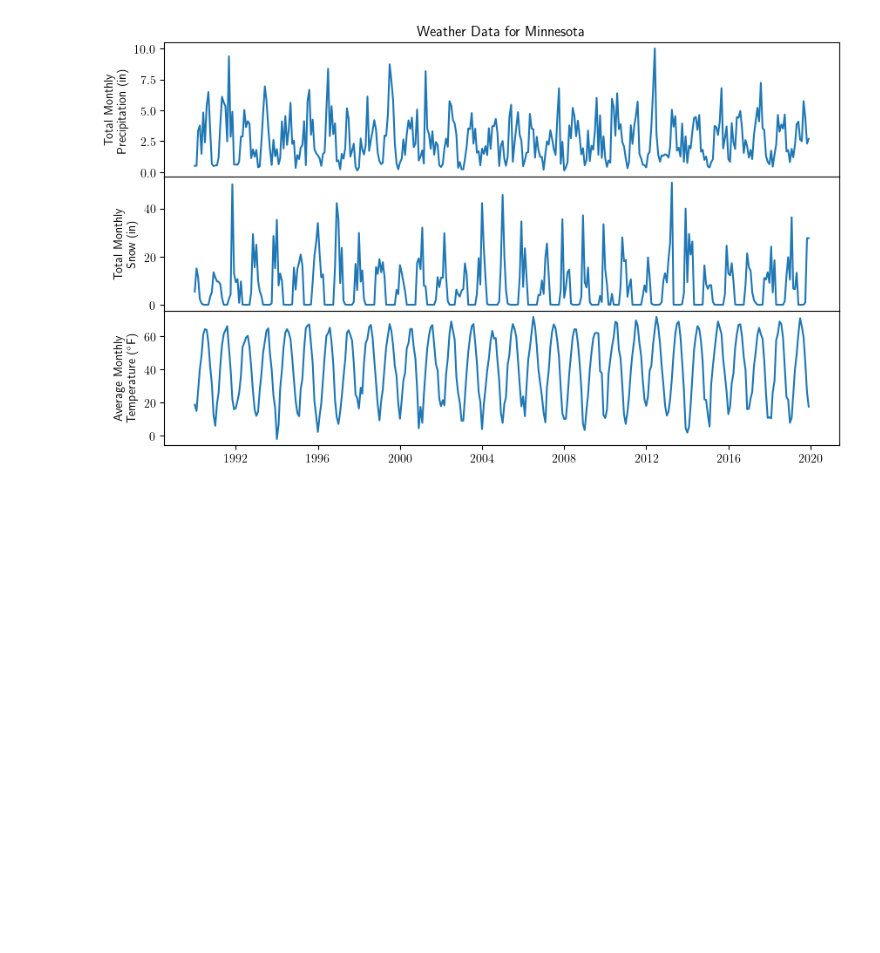
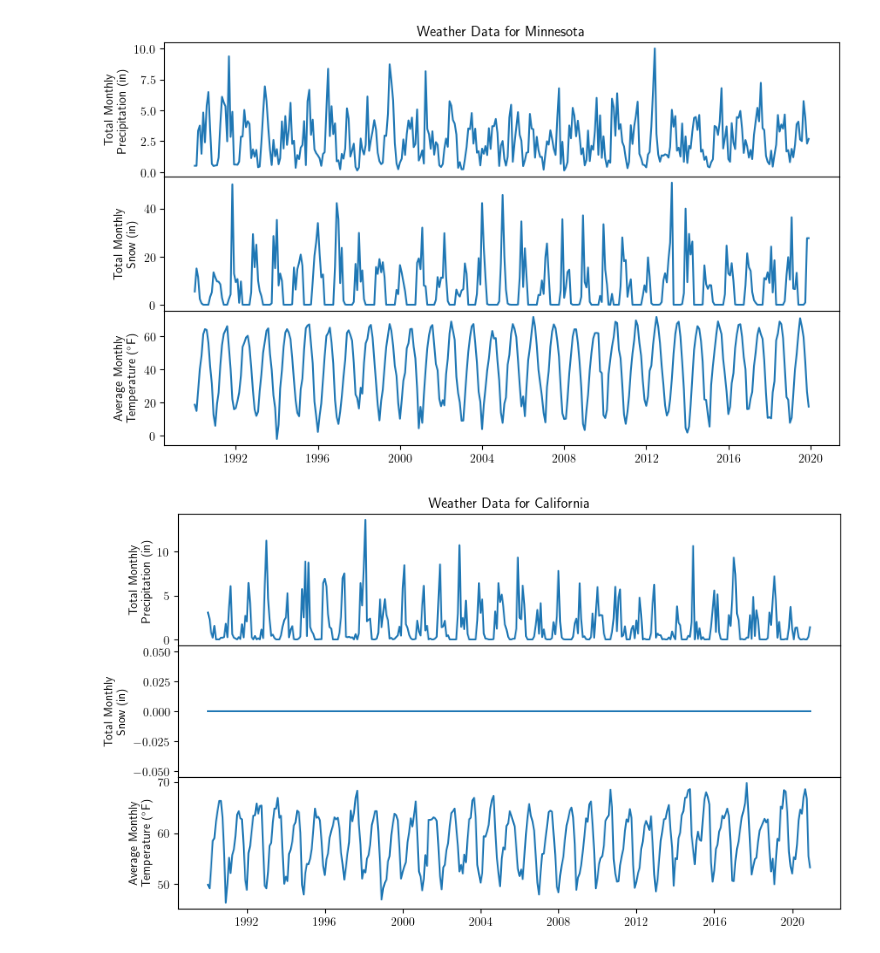
Before and after one commit to jableable/regulators, a Jupyter notebook: Dataset_Generation/Josh/clean_weather.ipynb, the cells around one changed output. Cells and saved outputs as stored; diff of their text form; code cells hidden in the pictures; blank space fills up the shorter version.

Commit message:
Added a few more plots

```diff
--- a/Dataset_Generation/Josh/clean_weather.ipynb
+++ b/Dataset_Generation/Josh/clean_weather.ipynb
@@ -355,3 +355,7 @@ As suspected from earlier analysis, we're missing huge chunks of Alaska snow her
 check_state("MN")
 # %% [output]
 [figure]
+# %%
+check_state("CA")
+# %% [output]
+[figure, added]
```
Also changed, not shown: parts of 1 cell of this notebook.
